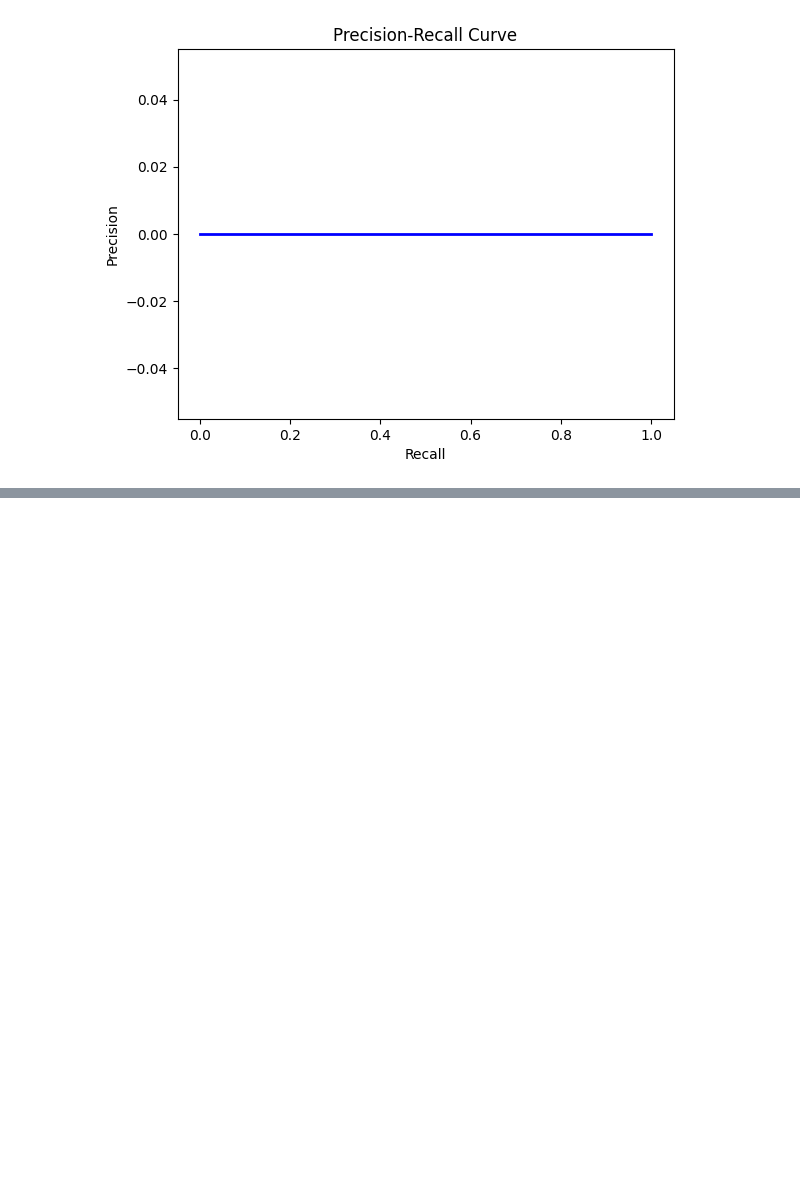
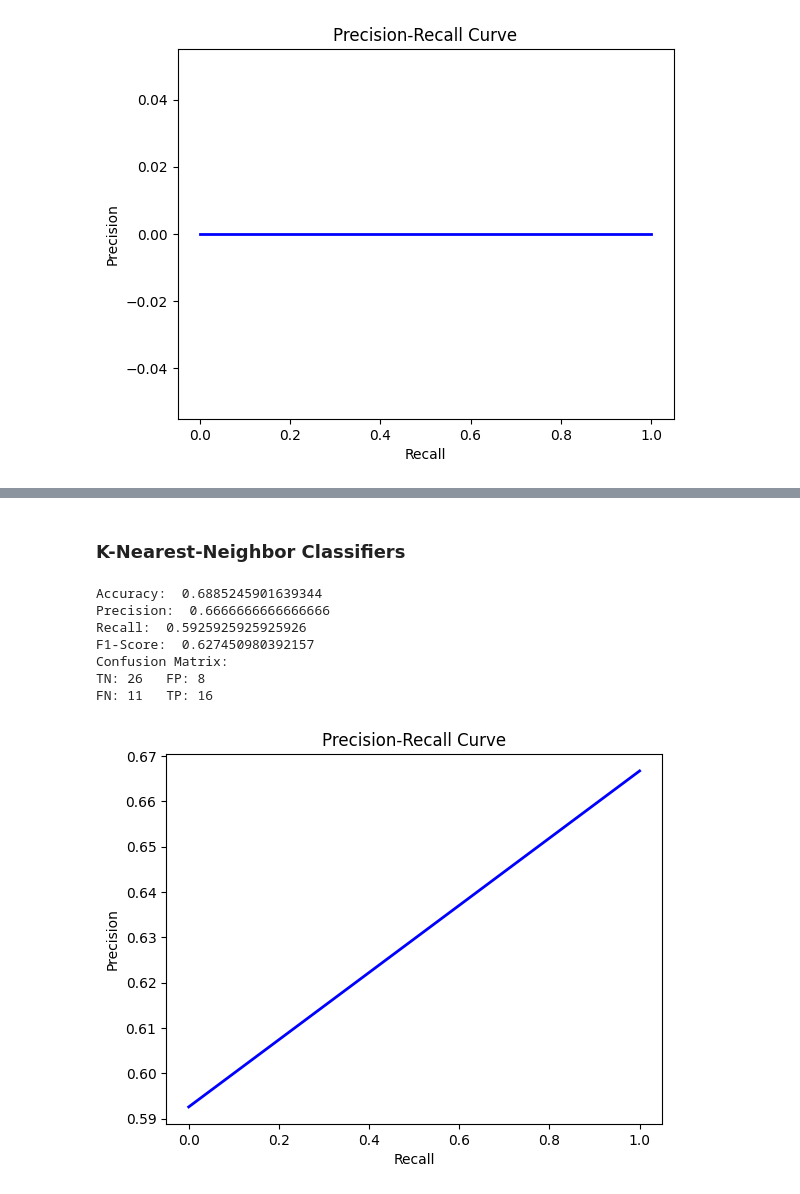
Before and after one commit to shawonsaha15/MachineLearningProjects, a Jupyter notebook: 445_Assignment_5/Ass_5_Brain_Cancer_Dataset.ipynb, the cells around one changed output, grey strips where cells are left out. Cells and saved outputs as stored; diff of their text form; code cells hidden in the pictures; blank space fills up the shorter version.

```diff
--- a/445_Assignment_5/Ass_5_Brain_Cancer_Dataset.ipynb
+++ b/445_Assignment_5/Ass_5_Brain_Cancer_Dataset.ipynb
@@ -284,0 +341,41 @@ FN: 3   TP: 0
+# %% [markdown]
+### **K-Nearest-Neighbor Classifiers**
+# %%
+# Training the dataset
+from sklearn.neighbors import KNeighborsClassifier
+
+#Define the KNN Classifier
+knn_classifier = KNeighborsClassifier()
+
+knn = knn_classifier.fit(X_train, y_train)
+# %%
+#Validating the model using training set
+y_pred = knn.predict(X_train)
+
+acc = calc_accuracy(y_train, y_pred)
+print("Accuracy: ", acc)
+prec = precision(y_train, y_pred)
+print("Precision: ", prec)
+rec = recall(y_train, y_pred)
+print("Recall: ", rec)
+f1_score = f1(prec, rec)
+print("F1-Score: ", f1_score)
+TN, TP, FN, FP = confusion_matrix(y_train, y_pred)
+print("Confusion Matrix:")
+print(f"TN: {TN}   FP: {FP}")
+print(f"FN: {FN}   TP: {TP}")
+
+plt.plot((rec, prec), color='b', lw=2)
+plt.xlabel('Recall')
+plt.ylabel('Precision')
+plt.title('Precision-Recall Curve')
+plt.show()
+# %% [output]
+Accuracy:  0.6885245901639344
+Precision:  0.6666666666666666
+Recall:  0.5925925925925926
+F1-Score:  0.627450980392157
+Confusion Matrix:
+TN: 26   FP: 8
+FN: 11   TP: 16
+[figure, added]
```
Also changed, not shown: parts of 17 cells of this notebook.
